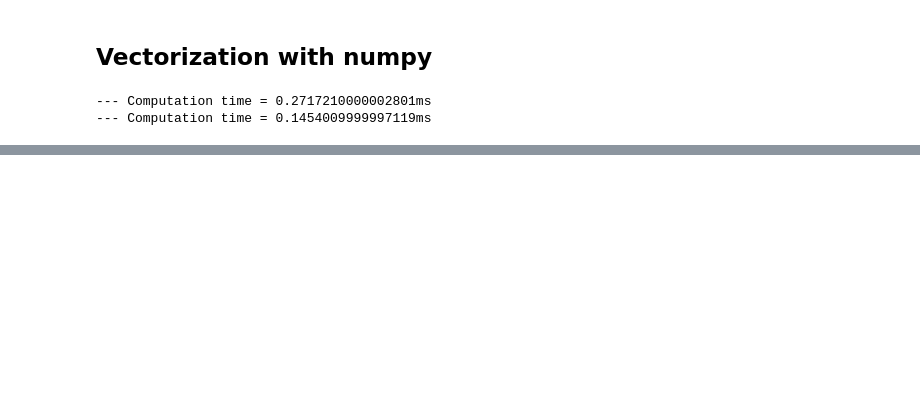
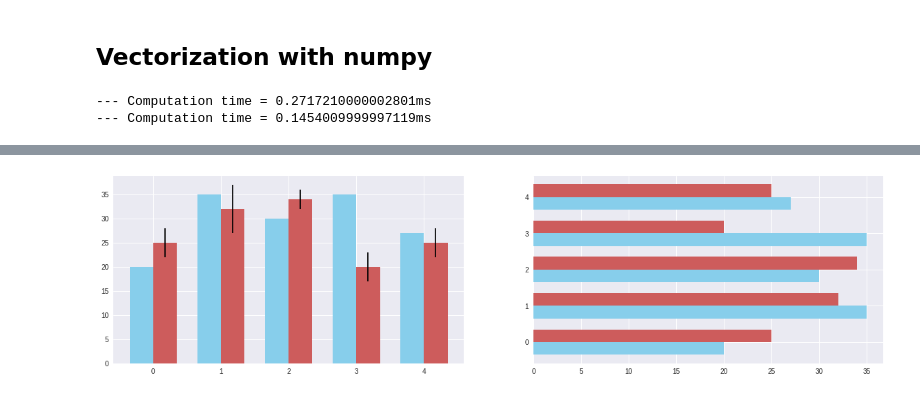
Before and after one commit to ghoshal7/python_basics, a Jupyter notebook: numpy_matplotlib.ipynb, the cells around one changed output, grey strips where cells are left out. Saved outputs shown, nothing was run; the diff lists cells and outputs as text; code cells hidden in the pictures; blank space fills up the shorter version.

```diff
--- a/numpy_matplotlib.ipynb
+++ b/numpy_matplotlib.ipynb
@@ -251,0 +319,20 @@ print('--- Computation time = ' + str(1000*(toc - tic)) + "ms")
+# %%
+# bar plots ---  plt.bar (Verticle), plt.barh(Horizontal)
+men_means, men_std = (20, 35, 30, 35, 27), (2, 3, 4, 1, 2)
+women_means, women_std = (25, 32, 34, 20, 25), (3, 5, 2, 3, 3)
+
+ind = np.arange(len(men_means))  # the x locations for the groups
+width = 0.35  # the width of the bars
+
+fig, (v,h) = plt.subplots(1,2, figsize = (20,5))
+rects1 = v.bar(ind - width/2, men_means, width,
+                color='SkyBlue', label='Men')
+rects2 = v.bar(ind + width/2, women_means, width, yerr=women_std, # yerr --> creates the ticks on the plot
+                color='IndianRed', label='Women')
+
+rects3 = h.barh(ind - width/2, men_means, width,
+                color='SkyBlue', label='Men')
+rects4 = h.barh(ind + width/2, women_means, width,
+                color='IndianRed', label='Women')
+# %% [output]
+[figure, added]
```
Also changed, not shown: parts of 11 cells of this notebook.
